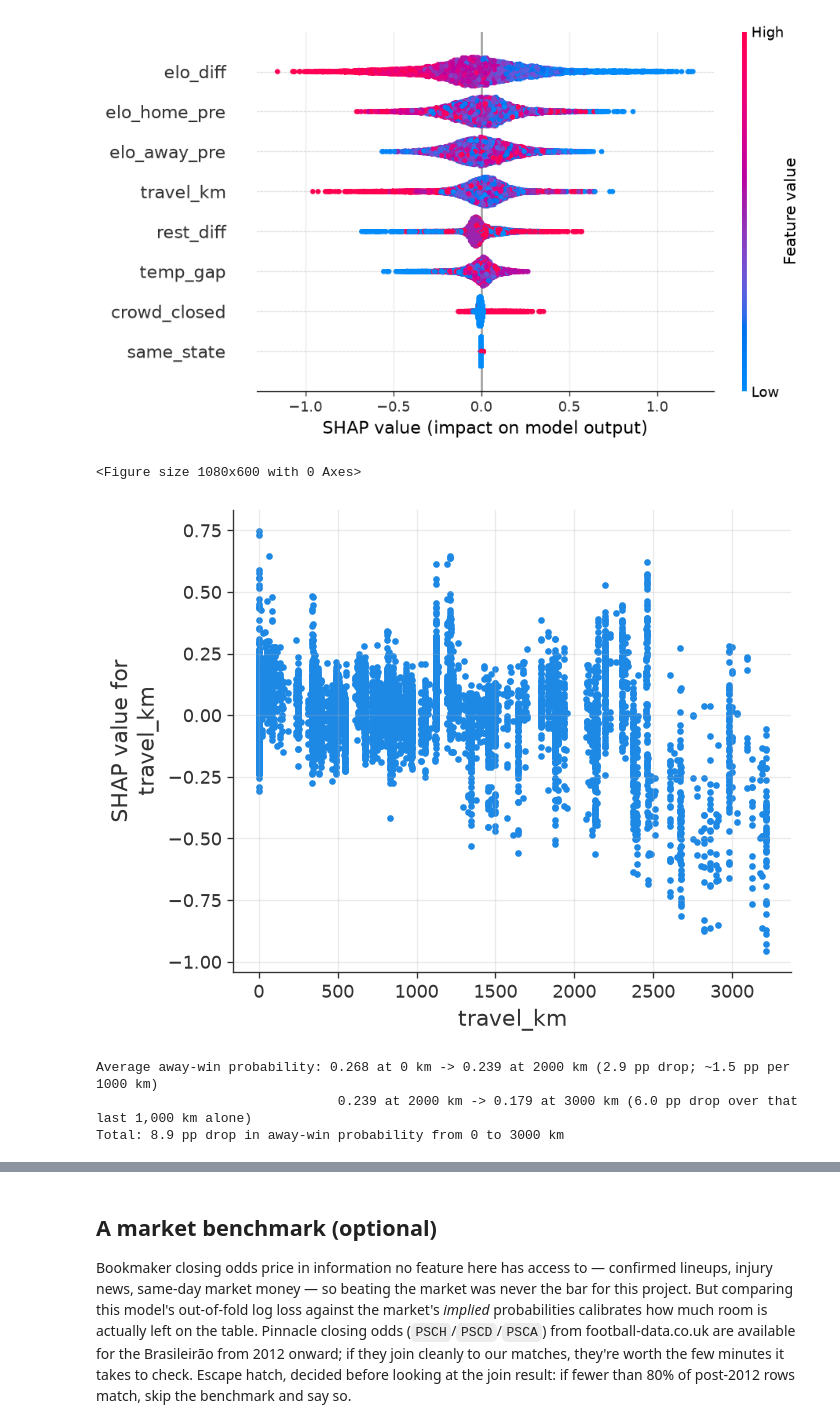
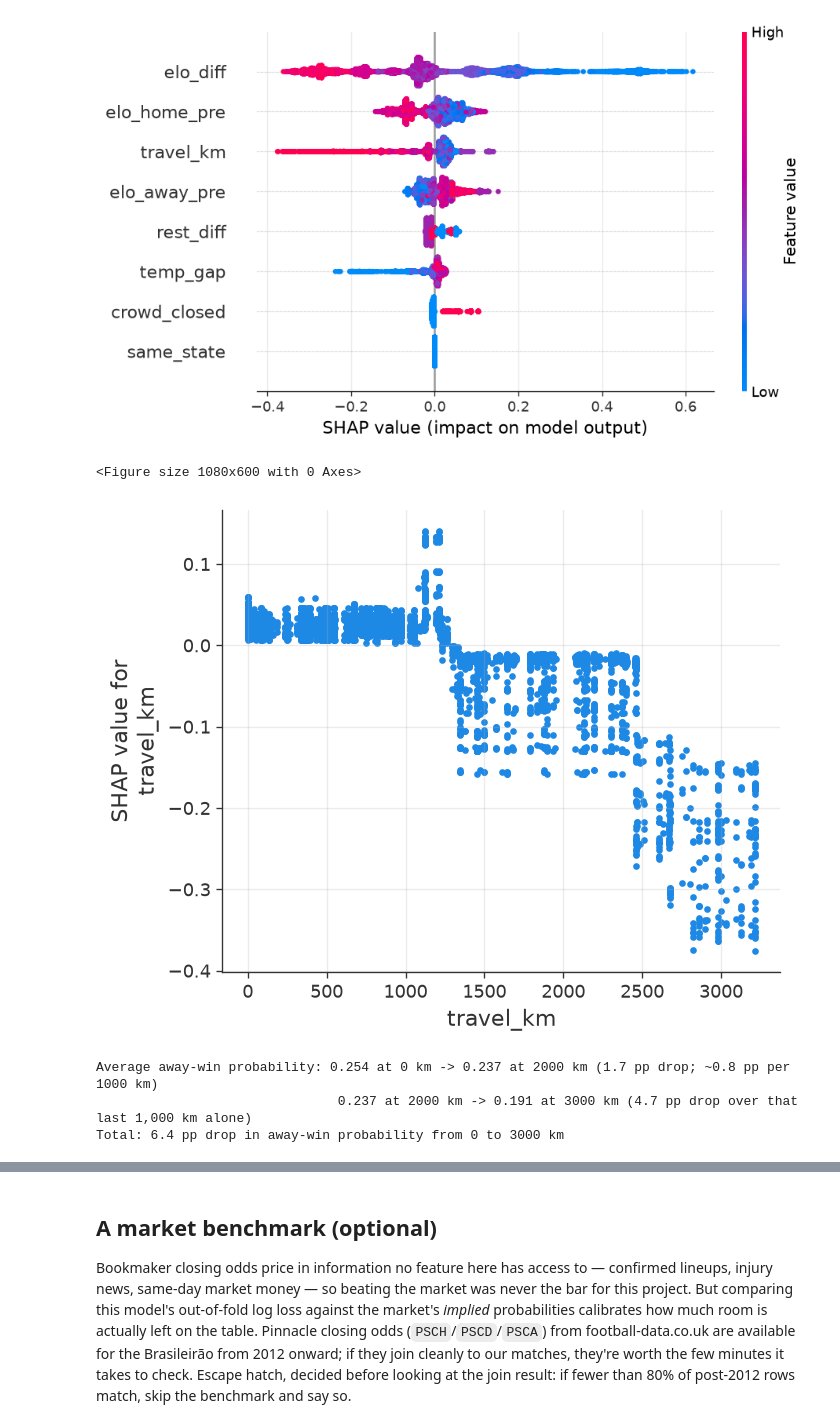
Before and after one commit to GuBohn/brasileirao-study, a Jupyter notebook: notebooks/03_model_and_shap.ipynb, the cells around one changed output, grey strips where cells are left out. Cells and saved outputs as stored; diff of their text form; code cells hidden in the pictures.

```diff
--- a/notebooks/03_model_and_shap.ipynb
+++ b/notebooks/03_model_and_shap.ipynb
@@ -196,6 +214,10 @@ toward the mean rather than take them at face value.
 # %%
 train = df[df.season < df.season.max()]
-clf = model.make_model().fit(train[model.FULL_FEATURES], train["y"])
+clf = model.fit_model(df, train.index, model.FULL_FEATURES)
+print(f"Early stopping picked {clf.best_iteration_} trees (cap was "
+      f"{model.PARAMS['n_estimators']}) — the regularised model stops well "
+      f"short of its ceiling instead of fitting all the way to it.")
+
 explainer = shap.TreeExplainer(clf)
 sv = explainer.shap_values(train[model.FULL_FEATURES])
 away_class = 2  # SHAP toward the away-win class (y=2="A", per features.TARGET)
@@ -247,7 +270,7 @@ same_state      0.000456
 Name: mean |SHAP| (away-win class), dtype: float64
-[figure, old version]
+[figure, new version]
 <Figure size 1080x600 with 0 Axes>
-[figure, old version]
+[figure, new version]
 # %%
 probe = train[model.FULL_FEATURES].copy()
 p0 = clf.predict_proba(probe.assign(travel_km=0))[:, 2].mean()
@@ -260,6 +283,6 @@ print(f"                               {p2000:.3f} at 2000 km -> {p3000:.3f} at
 print(f"Total: {(p0 - p3000) * 100:.1f} pp drop in away-win probability from 0 to 3000 km"
       )
 # %% [output]
-Average away-win probability: 0.268 at 0 km -> 0.239 at 2000 km (2.9 pp drop; ~1.5 pp per 1000 km)
-                               0.239 at 2000 km -> 0.179 at 3000 km (6.0 pp drop over that last 1,000 km alone)
-Total: 8.9 pp drop in away-win probability from 0 to 3000 km
+Average away-win probability: 0.254 at 0 km -> 0.237 at 2000 km (1.7 pp drop; ~0.8 pp per 1000 km)
+                               0.237 at 2000 km -> 0.191 at 3000 km (4.7 pp drop over that last 1,000 km alone)
+Total: 6.4 pp drop in away-win probability from 0 to 3000 km
```
Also changed, not shown: parts of 16 cells of this notebook, 6 other files.
